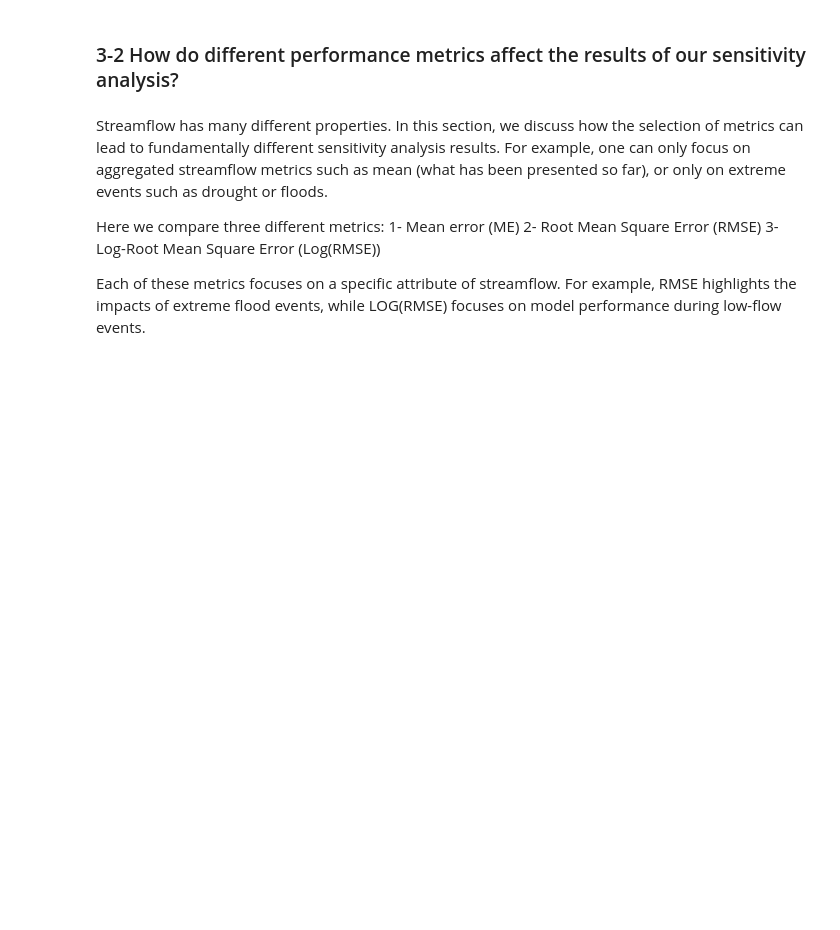
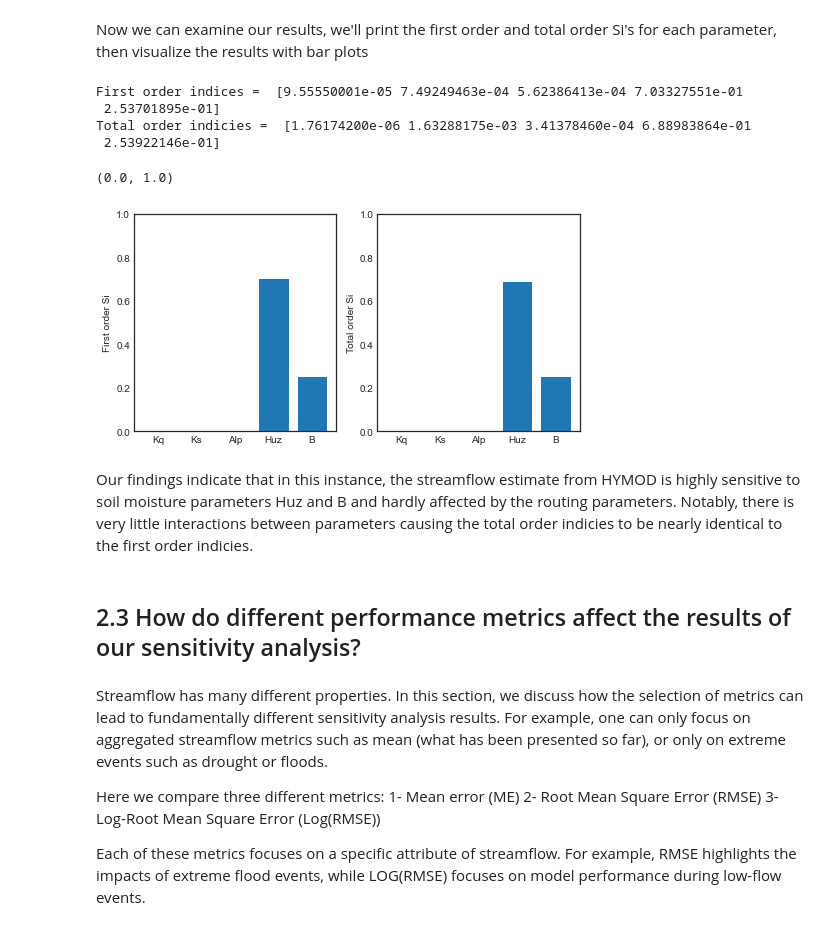
Before and after one commit to IMMM-SFA/msd_uncertainty_ebook, a Jupyter notebook: notebooks/hymod.ipynb, the cells around one changed output. Saved outputs shown, nothing was run; the diff lists cells and outputs as text; code cells hidden in the pictures; blank space fills up the shorter version.

```diff
--- a/notebooks/hymod.ipynb
+++ b/notebooks/hymod.ipynb
@@ -244,4 +327,4 @@ This is the simplest way of calculating sensitivity analysis metrics, however, a
 Y = Q_df[sample_column_names].mean().to_numpy()
 
 # Perform analysis
-Si = delta.analyze(problem_hymod, param_values_hymod, Y, print_to_console=False)
+Si = sobol.analyze(problem_hymod, Y)
@@ -252,5 +331,35 @@ Si['S1'].sum()
+# %% [markdown]
+Now we can examine our results, we'll print the first order and total order Si's for each parameter, then visualize the results with bar plots
+# %%
+print('First order indices = ', Si['S1'])
+
+print('Total order indicies = ', Si['ST'])
+
+sns.set_style('white')
+fig = plt.figure(figsize=(8,4))
+ax1 = fig.add_subplot(121)
+ax1.bar(np.arange(5), Si['S1'])
+ax1.set_xticklabels(['','Kq', 'Ks', 'Alp', 'Huz', 'B'])
+ax1.set_ylabel('First order Si')
+ax1.set_ylim([0,1])
+
+ax2 = fig.add_subplot(122)
+ax2.bar(np.arange(5), Si['ST'])
+ax2.set_xticklabels(['','Kq', 'Ks', 'Alp', 'Huz', 'B'])
+ax2.set_ylabel('Total order Si')
+ax2.set_ylim([0,1])
+# %% [output]
+First order indices =  [9.55550001e-05 7.49249463e-04 5.62386413e-04 7.03327551e-01
+ 2.53701895e-01]
+Total order indicies =  [1.76174200e-06 1.63288175e-03 3.41378460e-04 6.88983864e-01
+ 2.53922146e-01]
+(0.0, 1.0)
+[figure, added]
+# %% [markdown]
+Our findings indicate that in this instance, the streamflow estimate from HYMOD is highly sensitive to soil moisture parameters Huz and B and hardly affected by the routing parameters. Notably, there is very little interactions between parameters causing the total order indicies to be nearly identical to the first order indicies.
 # %% [markdown]
-### 3-2 How do different performance metrics affect the results of our sensitivity analysis?
+<a id='diff_performance'></a>
+## 2.3 How do different performance metrics affect the results of our sensitivity analysis?
 # %% [markdown]
 Streamflow has many different properties. In this section, we discuss how the selection of metrics can lead to fundamentally different sensitivity analysis results. For example, one can only focus on aggregated streamflow metrics such as mean (what has been presented so far), or only on extreme events such as drought or floods.
 
```
Also changed, not shown: parts of 108 cells of this notebook.
